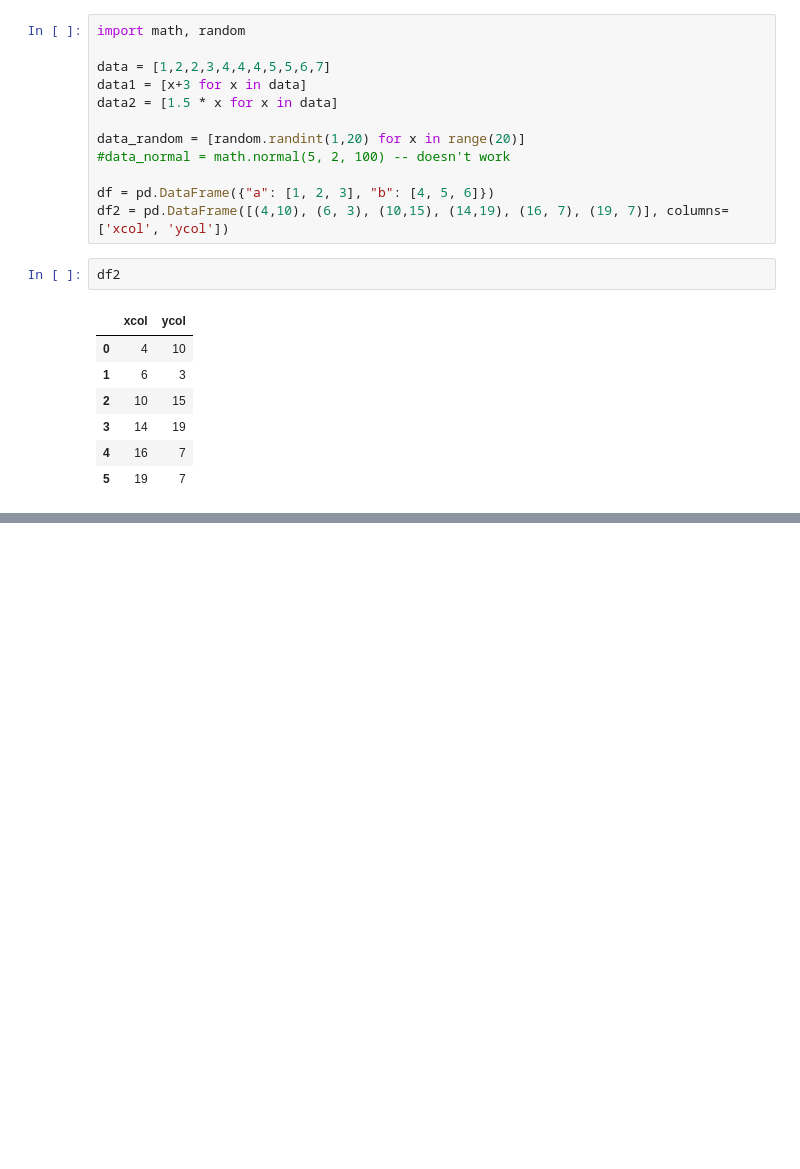
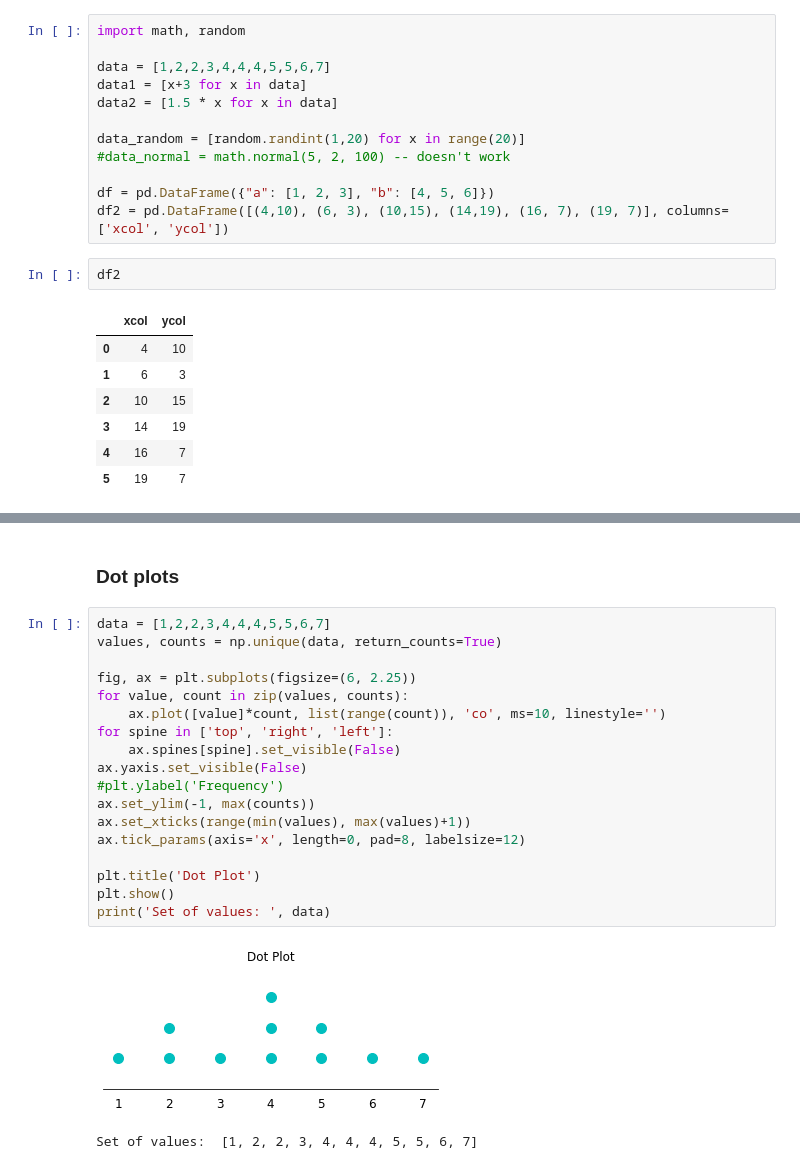
Before and after one commit to chrishuson/chrishuson.github.io, a Jupyter notebook: templates/stats-slide-deck.ipynb, the cells around one changed output, grey strips where cells are left out. Drawn from its saved outputs; the diff is of its cells as text; blank space fills up the shorter version.

```diff
--- a/templates/stats-slide-deck.ipynb
+++ b/templates/stats-slide-deck.ipynb
@@ -73,0 +97,23 @@ df2
+# %% [markdown]
+### Dot plots
+# %%
+data = [1,2,2,3,4,4,4,5,5,6,7]
+values, counts = np.unique(data, return_counts=True)
+
+fig, ax = plt.subplots(figsize=(6, 2.25))
+for value, count in zip(values, counts):
+    ax.plot([value]*count, list(range(count)), 'co', ms=10, linestyle='')
+for spine in ['top', 'right', 'left']:
+    ax.spines[spine].set_visible(False)
+ax.yaxis.set_visible(False)
+#plt.ylabel('Frequency')
+ax.set_ylim(-1, max(counts))
+ax.set_xticks(range(min(values), max(values)+1))
+ax.tick_params(axis='x', length=0, pad=8, labelsize=12)
+
+plt.title('Dot Plot')
+plt.show()
+print('Set of values: ', data)
+# %% [output]
+[figure, added]
+Set of values:  [1, 2, 2, 3, 4, 4, 4, 5, 5, 6, 7]
```
Also changed, not shown: parts of 11 cells of this notebook, 2 other files.
